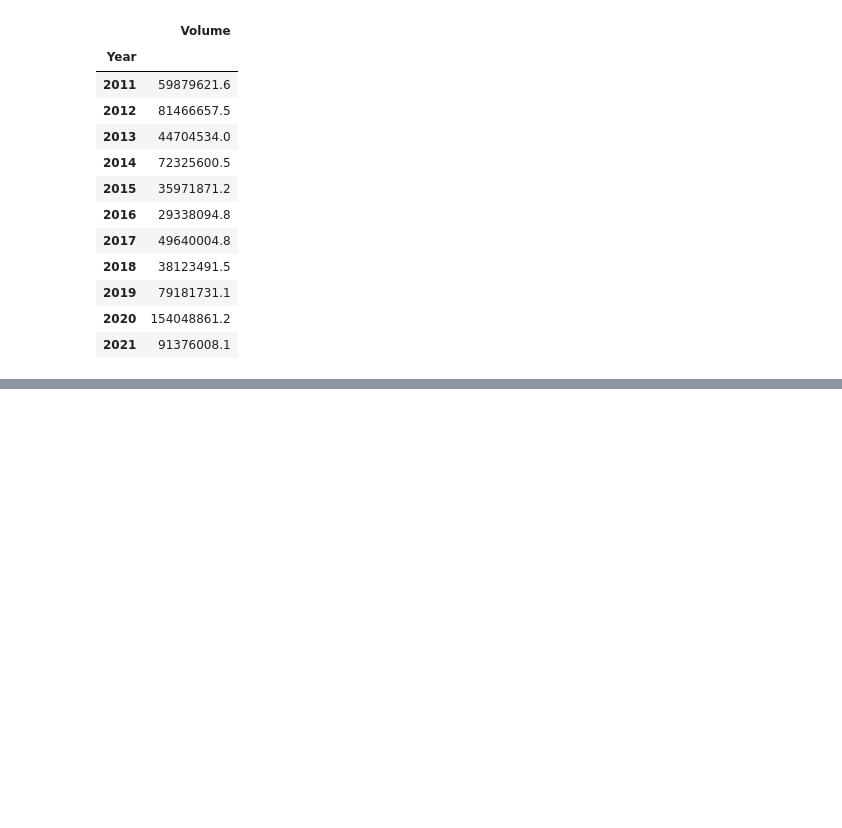
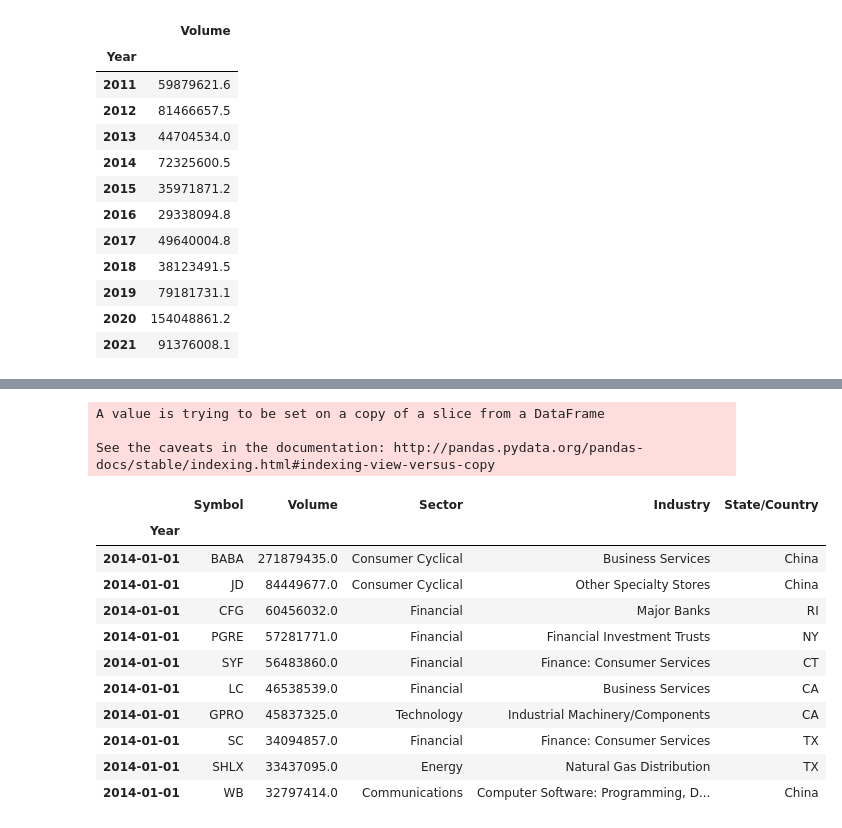
Before and after one commit to JunTheRewels/IPO_Analysis, a Jupyter notebook: final_csv_filter.ipynb, the cells around one changed output, grey strips where cells are left out. Saved outputs shown, nothing was run; the diff lists cells and outputs as text; code cells hidden in the pictures; blank space fills up the shorter version.

```diff
--- a/final_csv_filter.ipynb
+++ b/final_csv_filter.ipynb
@@ -130,0 +213,21 @@ ipo_df_2011
+# %%
+ipo_df_2014 = ipo_df_by_year.loc['2014-01-01':'2014-12-31']
+ipo_df_2014.sort_values(['Year', 'Volume'], ascending = False, inplace = True)
+ipo_2014 = ipo_df_by_year.head(10).sort_values(['Volume'])
+ipo_df_2014.head(10)
+# %% [output]
+A value is trying to be set on a copy of a slice from a DataFrame
+
+See the caveats in the documentation: http://pandas.pydata.org/pandas-docs/stable/indexing.html#indexing-view-versus-copy
+|  | Symbol | Volume | Sector | Industry | State/Country |
+| Year |  |  |  |  |  |
+| 2014-01-01 | BABA | 271879435.0 | Consumer Cyclical | Business Services | China |
+| 2014-01-01 | JD | 84449677.0 | Consumer Cyclical | Other Specialty Stores | China |
+| 2014-01-01 | CFG | 60456032.0 | Financial | Major Banks | RI |
+| 2014-01-01 | PGRE | 57281771.0 | Financial | Financial Investment Trusts | NY |
+| 2014-01-01 | SYF | 56483860.0 | Financial | Finance: Consumer Services | CT |
+| 2014-01-01 | LC | 46538539.0 | Financial | Business Services | CA |
+| 2014-01-01 | GPRO | 45837325.0 | Technology | Industrial Machinery/Components | CA |
+| 2014-01-01 | SC | 34094857.0 | Financial | Finance: Consumer Services | TX |
+| 2014-01-01 | SHLX | 33437095.0 | Energy | Natural Gas Distribution | TX |
+| 2014-01-01 | WB | 32797414.0 | Communications | Computer Software: Programming, D... | China |
```
Also changed, not shown: parts of 42 cells of this notebook.
